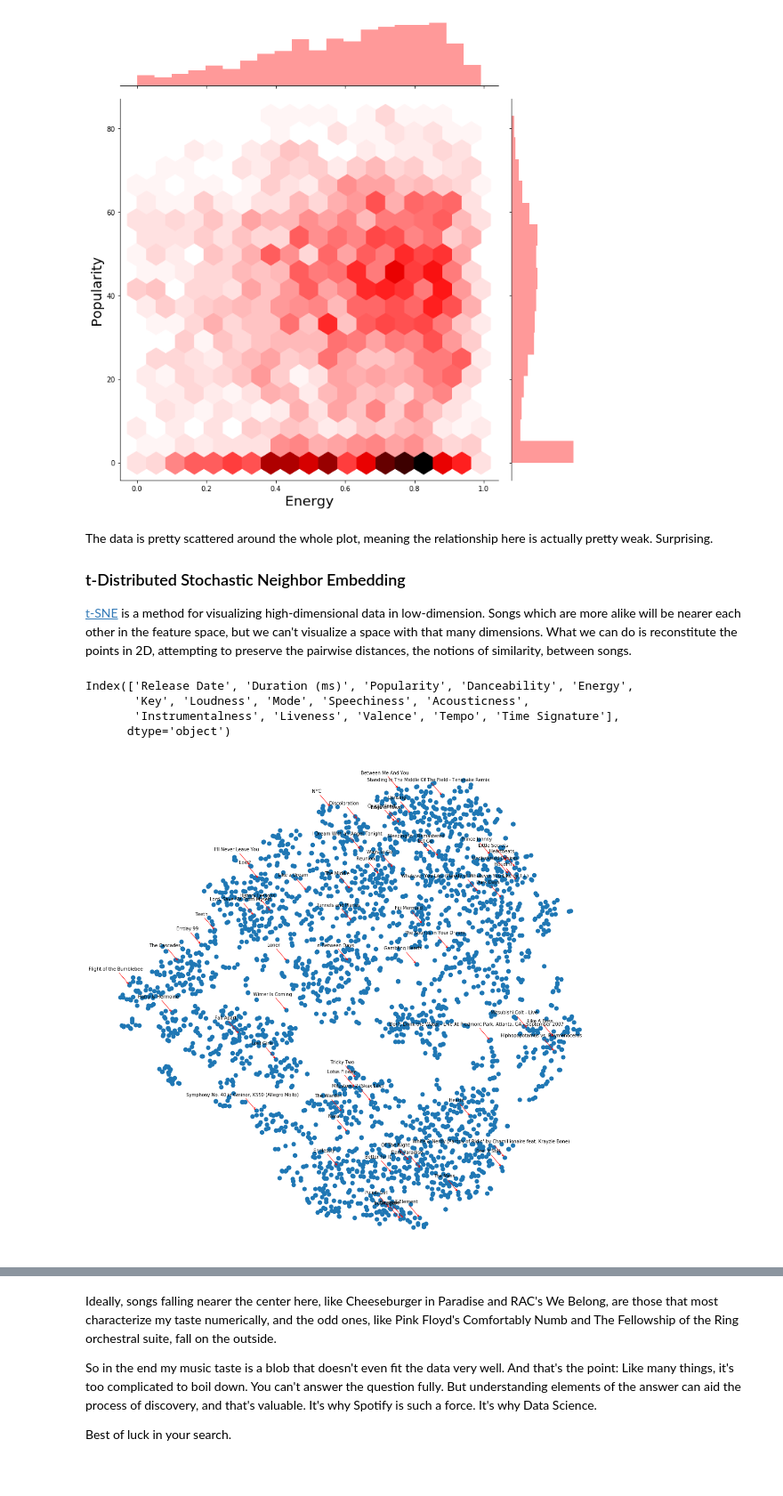
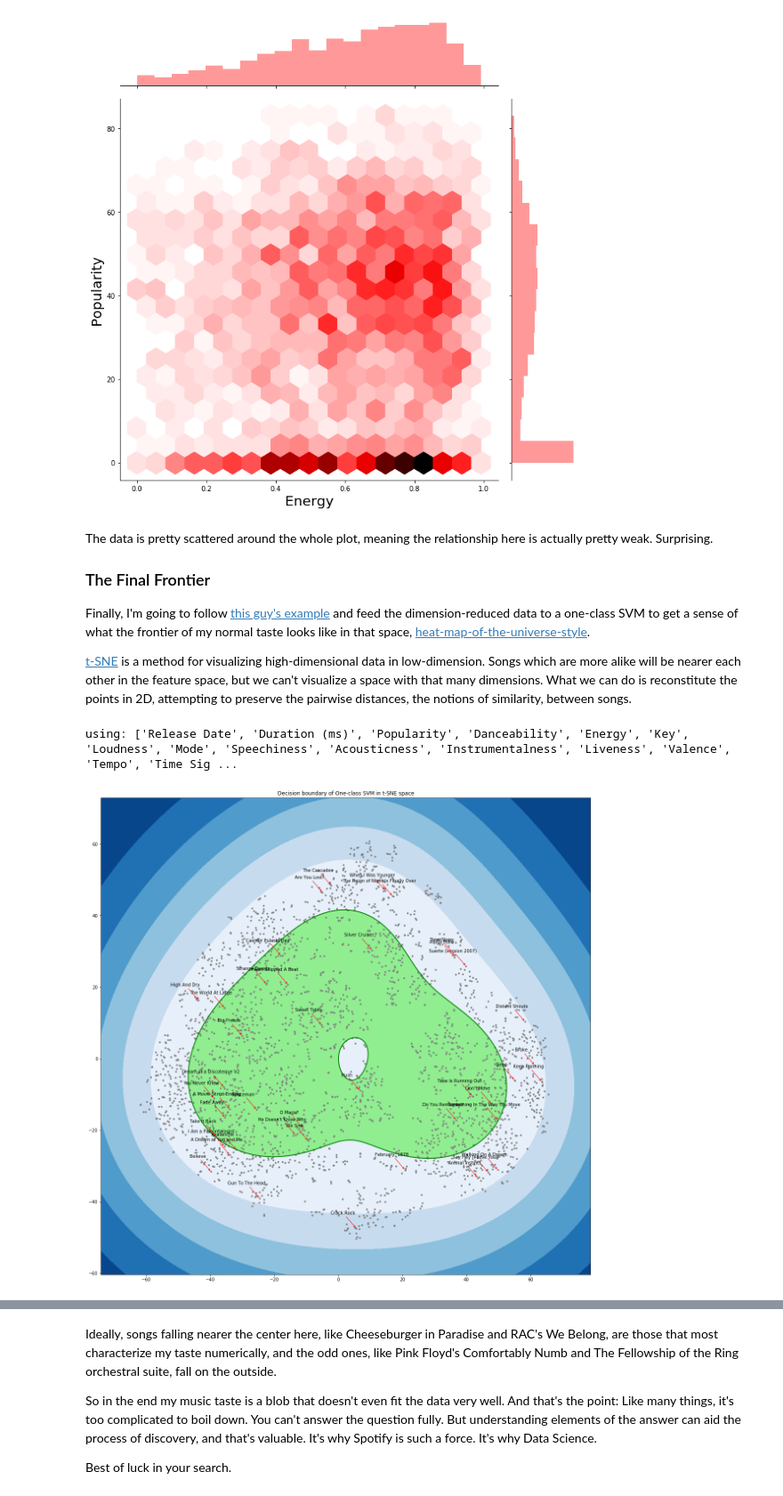
Before and after one commit to pavelkomarov/exportify, a Jupyter notebook: taste_analysis.ipynb, the cells around one changed output, grey strips where cells are left out. Shown at 89% size. Saved outputs shown, nothing was run; the diff lists cells and outputs as text; code cells hidden in the pictures; blank space fills up the shorter version.

Commit message:
combined the two t-sne plots in to one and moved supporting text a little to accommodate

```diff
--- a/taste_analysis.ipynb
+++ b/taste_analysis.ipynb
@@ -517,50 +517,68 @@ axes.set_axis_labels(x, y, fontsize=20);
 # %% [markdown]
 The data is pretty scattered around the whole plot, meaning the relationship here is actually pretty weak. Surprising.
 
-### t-Distributed Stochastic Neighbor Embedding
+### The Final Frontier
+
+Finally, I'm going to follow [this guy's example](https://medium.com/cuepoint/visualizing-hundreds-of-my-favorite-songs-on-spotify-fe50c94b8af3) and feed the dimension-reduced data to a one-class SVM to get a sense of what the frontier of my normal taste looks like in that space, [heat-map-of-the-universe-style](https://www.nasa.gov/mission_pages/planck/multimedia/pia16873.html).
 
 [t-SNE](https://en.wikipedia.org/wiki/T-distributed_stochastic_neighbor_embedding) is a method for visualizing high-dimensional data in low-dimension. Songs which are more alike will be nearer each other in the feature space, but we can't visualize a space with that many dimensions. What we can do is reconstitute the points in 2D, attempting to preserve the pairwise distances, the notions of similarity, between songs.
 # %%
 show_percent = 2
 
 from sklearn.manifold import TSNE
 from random import random
+from sklearn.svm import OneClassSVM
+import numpy
 
 # Create a dataframe of only the numerical features, all normalized so embedding
 # doesn't get confused by scale differences
 numerical_data = data.drop(['Spotify ID', 'Artist IDs', 'Track Name',
         'Album Name', 'Artist Name(s)', 'Added By', 'Added At',
         'Genres'], axis=1)
 numerical_data['Release Date'] = pandas.to_numeric(
     numerical_data['Release Date'].str.slice(0,4))
 numerical_data = (numerical_data - numerical_data.mean())/numerical_data.std()
-print(numerical_data.columns)
+print('using:', list(numerical_data.columns))
 
 # If you like, only include a subset of these, because the results with all
 # is really hard to interpret
 #tsne_data = numerical_data[['Popularity', 'Energy', 'Acousticness',
 #                                'Valence', 'Loudness']]
 #print("\nConsidering similarity with respect to the following features:")
 #print(tsne_data.dtypes)
 
+# Takes a 2D data embedding and an svm trained on it and plots the decision boundary
+def plotFrontier(embedded, svm, technique_name, scale):
+    # get all the points in the space, and query the svm on them
+    xx, yy = numpy.meshgrid(numpy.linspace(min(embedded[:,0])*scale,
+                                           max(embedded[:,0])*scale, 500),
+                            numpy.linspace(min(embedded[:,1])*scale,
+                                           max(embedded[:,1])*scale, 500))
+    Z = svm.decision_function(numpy.c_[xx.ravel(), yy.ravel()])
+    Z = Z.reshape(xx.shape) # positive Z means yes. negative means outliers.
+
+    pyplot.figure(figsize=(20,20))
+    pyplot.title('Decision boundary of One-class SVM in '+technique_name+' space')
+    pyplot.contourf(xx, yy, Z, levels=numpy.linspace(Z.min(), 0, 7), cmap=pyplot.cm.Blues_r)
+    pyplot.contour(xx, yy, Z, levels=[0], linewidths=2, colors='green') # the +/- boundary
+    pyplot.contourf(xx, yy, Z, levels=[0, Z.max()], colors='lightgreen')
+
+    pyplot.scatter(embedded[:, 0], embedded[:, 1], s=10, c='grey')
+    for i,song in data.iterrows():
+        if random() < show_percent*0.01: # randomly label % of points
+        #if song['Artist Name(s)'] in ['Coldplay']:
+            x, y = embedded[i]
+            pyplot.annotate(song['Track Name'], (x,y), size=10,
+                xytext=(-30,30), textcoords='offset points',
+                ha='center',va='bottom',
+                arrowprops={'arrowstyle':'->', 'color':'red'})
+
 tsne_embedded = TSNE(n_components=2).fit_transform(numerical_data)
 
-pyplot.figure(figsize=(20, 20))
-ax = pyplot.axes(frameon=False) # Get rid of frame and ticks, because
-pyplot.setp(ax, xticks=(), yticks=()) # the axes mean nothing specific.
-pyplot.scatter(tsne_embedded[:, 0], tsne_embedded[:, 1], s=80)
+svm_tsne = OneClassSVM(gamma='scale')
+svm_tsne.fit(tsne_embedded)
 
-for i,song in data.iterrows():
-    if random() < show_percent*0.01: # randomly label 3% of points
-    #if song['Artist Name(s)'] in ['Coldplay']:
-        x, y = tsne_embedded[i]
-        pyplot.annotate(song['Track Name'], (x,y), size=10,
-            xytext=(-30,30), textcoords='offset points',
-            ha='center',va='bottom',
-            arrowprops={'arrowstyle':'->', 'color':'red'})
+plotFrontier(tsne_embedded, svm_tsne, 't-SNE', 1.2)
 # %% [output]
-Index(['Release Date', 'Duration (ms)', 'Popularity', 'Danceability', 'Energy',
-       'Key', 'Loudness', 'Mode', 'Speechiness', 'Acousticness',
-       'Instrumentalness', 'Liveness', 'Valence', 'Tempo', 'Time Signature'],
-      dtype='object')
+using: ['Release Date', 'Duration (ms)', 'Popularity', 'Danceability', 'Energy', 'Key', 'Loudness', 'Mode', 'Speechiness', 'Acousticness', 'Instrumentalness', 'Liveness', 'Valence', 'Tempo', 'Time Sig ...
-[figure, old version]
+[figure, new version]
```
Also changed, not shown: parts of 8 cells of this notebook.
